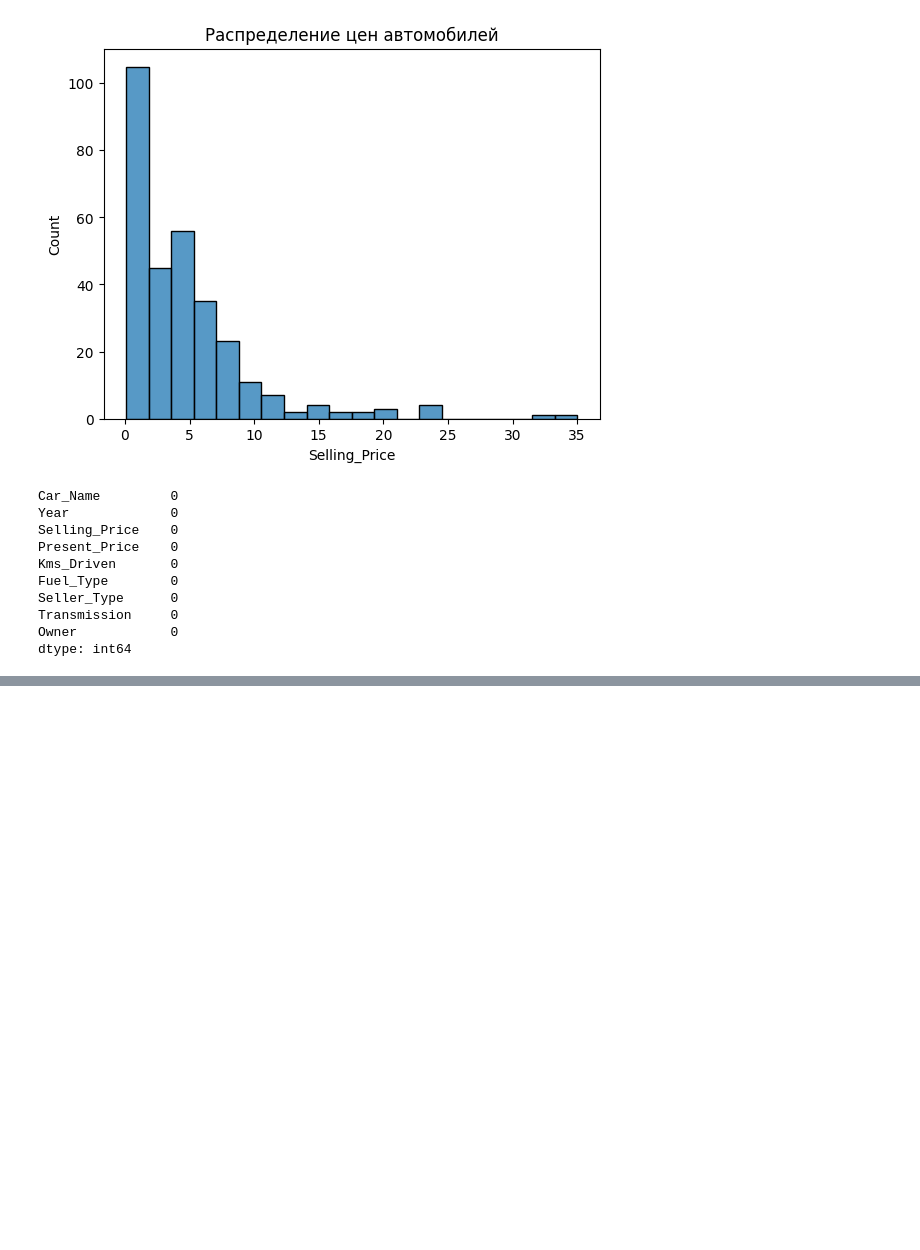
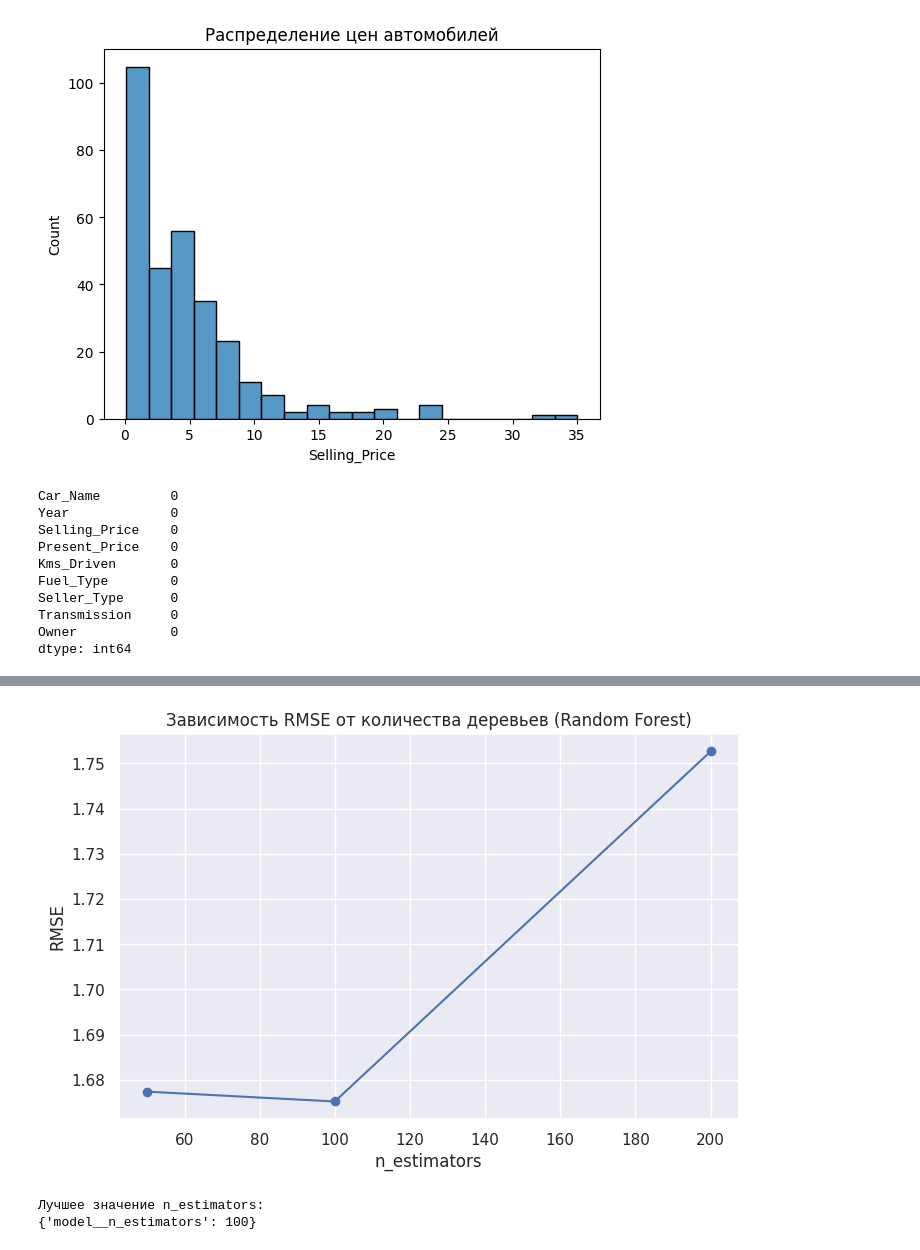
Before and after one commit to brahman98/geekbrains_git, a Jupyter notebook: Untitled0.ipynb, the cells around one changed output, grey strips where cells are left out. Drawn from its saved outputs; the diff is of its cells as text; code cells hidden in the pictures; blank space fills up the shorter version.

```diff
--- a/Untitled0.ipynb
+++ b/Untitled0.ipynb
@@ -147,0 +336,44 @@ df.to_csv("car_price_lab2.csv", index=False)
+# %%
+from sklearn.model_selection import GridSearchCV
+import numpy as np
+
+# Сетка параметров
+param_grid = {
+    'model__n_estimators': [50, 100, 200]
+}
+
+# GridSearchCV
+grid_rf = GridSearchCV(
+    rf_pipeline,
+    param_grid,
+    cv=5,
+    scoring='neg_mean_squared_error',
+    n_jobs=-1
+)
+
+# Обучение с подбором параметров
+grid_rf.fit(X_train, y_train)
+
+results = pd.DataFrame(grid_rf.cv_results_)
+
+# Значения параметра
+n_estimators = results['param_model__n_estimators'].astype(int)
+
+# RMSE (берём корень из MSE)
+rmse = np.sqrt(-results['mean_test_score'])
+
+plt.figure(figsize=(8,5))
+plt.plot(n_estimators, rmse, marker='o')
+plt.title("Зависимость RMSE от количества деревьев (Random Forest)")
+plt.xlabel("n_estimators")
+plt.ylabel("RMSE")
+plt.grid(True)
+plt.show()
+
+# Лучшее значение параметра
+print("Лучшее значение n_estimators:")
+print(grid_rf.best_params_)
+# %% [output]
+[figure, added]
+Лучшее значение n_estimators:
+{'model__n_estimators': 100}
```
Also changed, not shown: parts of 12 cells of this notebook.
